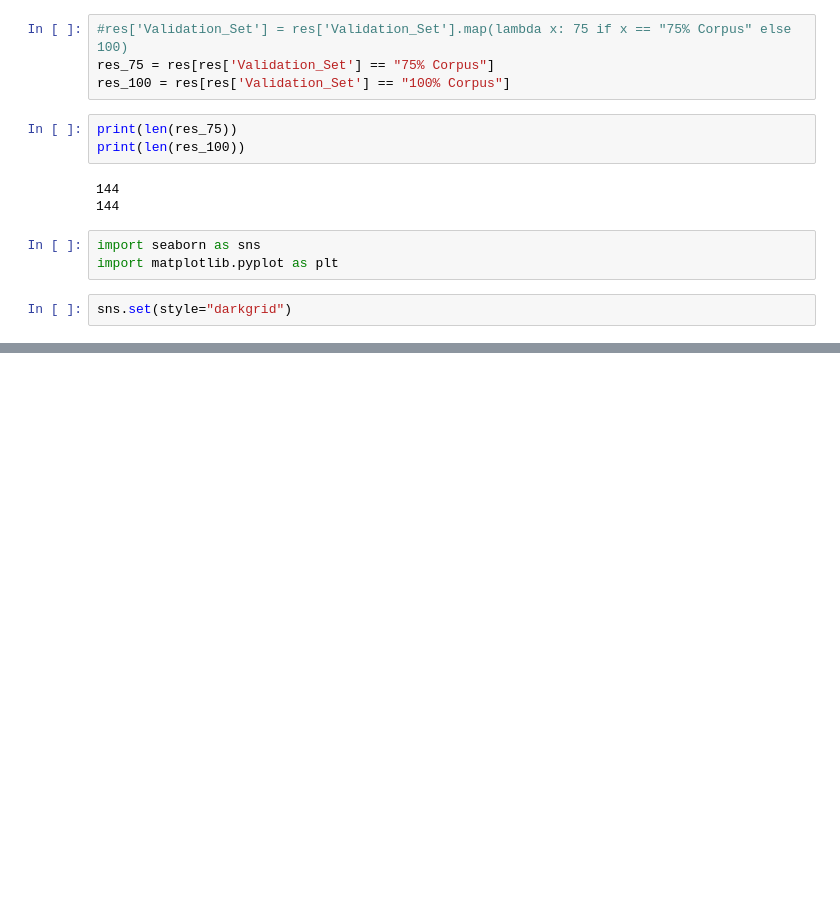
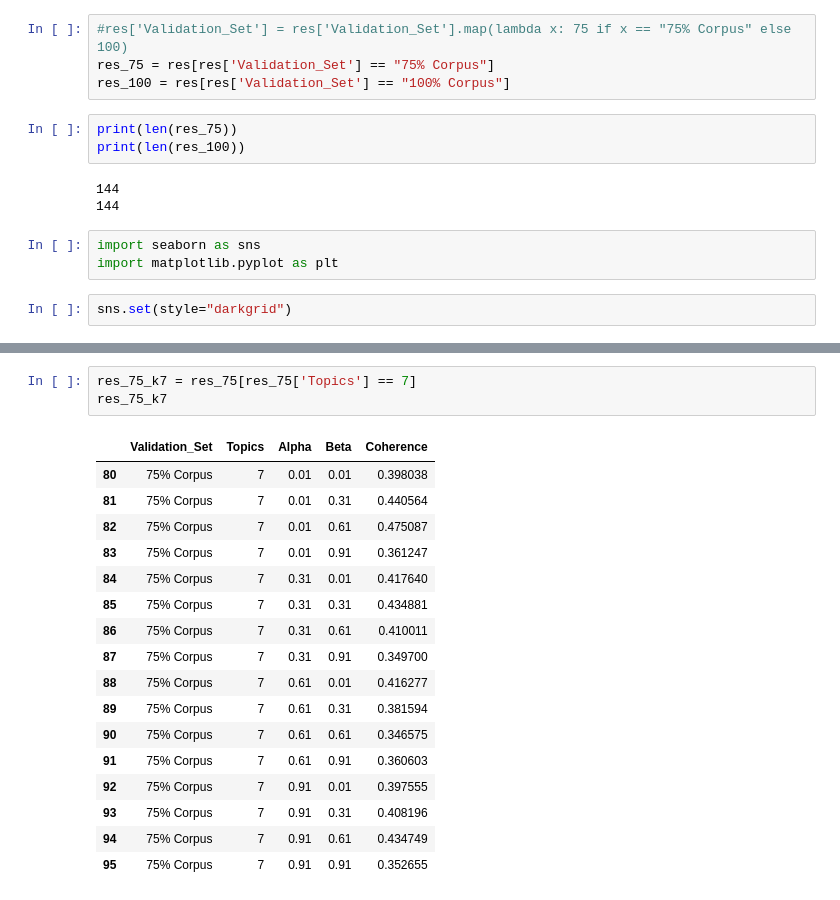
Before and after one commit to reidemeister94/news-analytics, a Jupyter notebook: test_modules/topic-lda_old/Topic Coherence.ipynb, the cells around one changed output, grey strips where cells are left out. Cells and saved outputs as stored; diff of their text form; blank space fills up the shorter version.

```diff
--- a/test_modules/topic-lda_old/Topic Coherence.ipynb
+++ b/test_modules/topic-lda_old/Topic Coherence.ipynb
@@ -249,0 +255,21 @@ grid.fig.tight_layout(w_pad=1)
+# %%
+res_75_k7 = res_75[res_75['Topics'] == 7]
+res_75_k7
+# %% [output]
+|  | Validation_Set | Topics | Alpha | Beta | Coherence |
+| 80 | 75% Corpus | 7 | 0.01 | 0.01 | 0.398038 |
+| 81 | 75% Corpus | 7 | 0.01 | 0.31 | 0.440564 |
+| 82 | 75% Corpus | 7 | 0.01 | 0.61 | 0.475087 |
+| 83 | 75% Corpus | 7 | 0.01 | 0.91 | 0.361247 |
+| 84 | 75% Corpus | 7 | 0.31 | 0.01 | 0.417640 |
+| 85 | 75% Corpus | 7 | 0.31 | 0.31 | 0.434881 |
+| 86 | 75% Corpus | 7 | 0.31 | 0.61 | 0.410011 |
+| 87 | 75% Corpus | 7 | 0.31 | 0.91 | 0.349700 |
+| 88 | 75% Corpus | 7 | 0.61 | 0.01 | 0.416277 |
+| 89 | 75% Corpus | 7 | 0.61 | 0.31 | 0.381594 |
+| 90 | 75% Corpus | 7 | 0.61 | 0.61 | 0.346575 |
+| 91 | 75% Corpus | 7 | 0.61 | 0.91 | 0.360603 |
+| 92 | 75% Corpus | 7 | 0.91 | 0.01 | 0.397555 |
+| 93 | 75% Corpus | 7 | 0.91 | 0.31 | 0.408196 |
+| 94 | 75% Corpus | 7 | 0.91 | 0.61 | 0.434749 |
+| 95 | 75% Corpus | 7 | 0.91 | 0.91 | 0.352655 |
```
Also changed, not shown: parts of 7 cells of this notebook, 1 other file.
